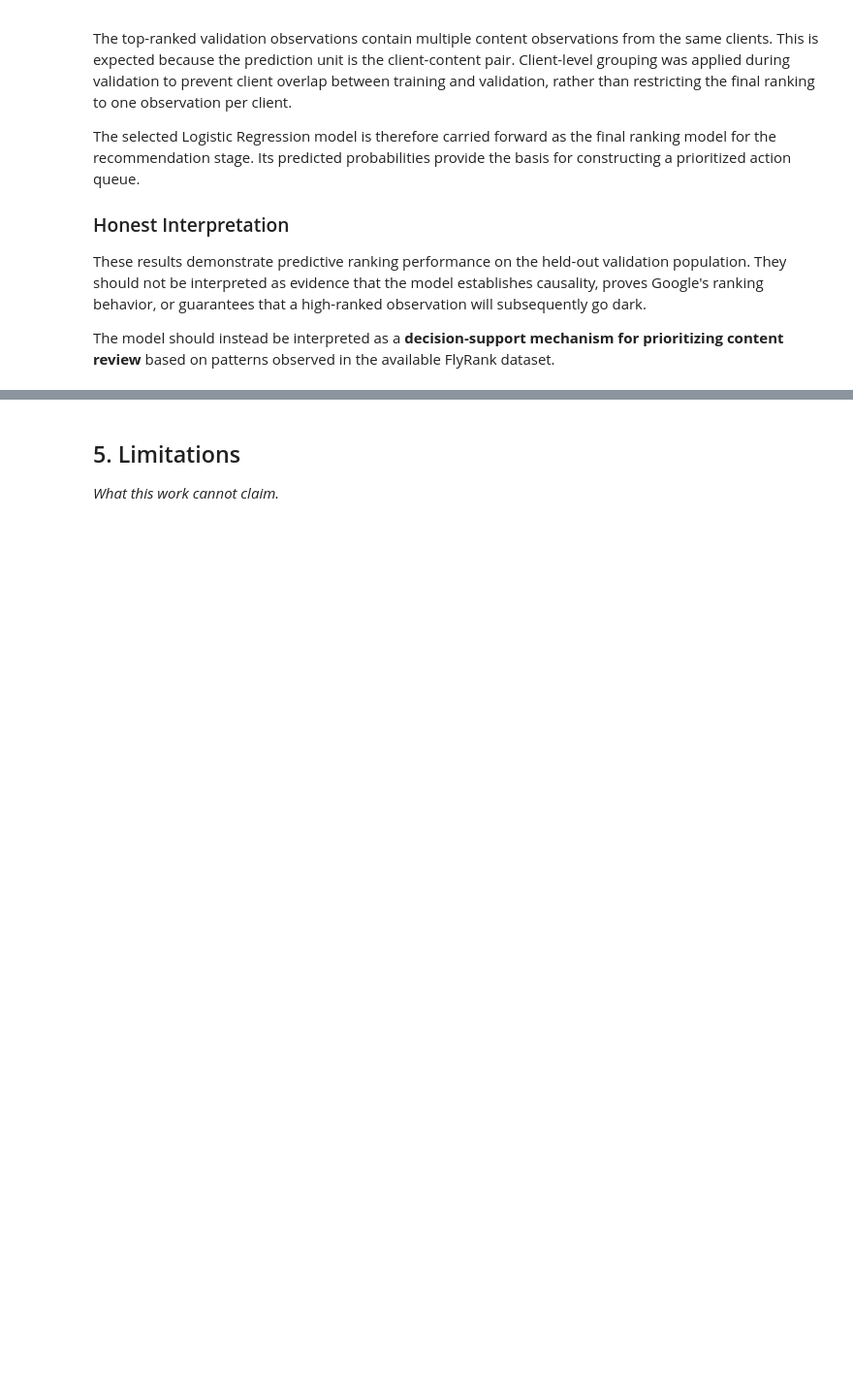
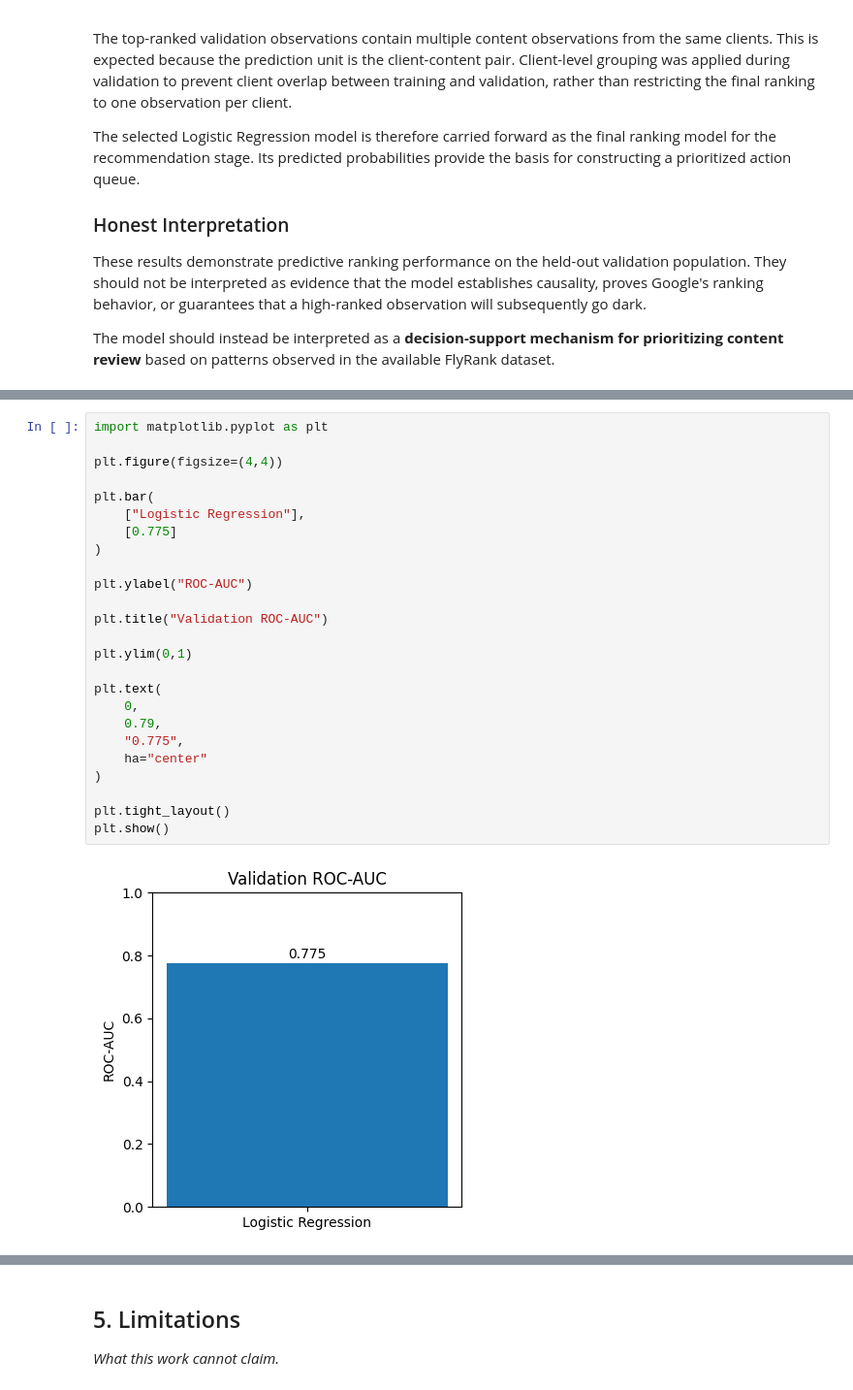
Before and after one commit to Rowan-ali/flyrank-ml-internship, a Jupyter notebook: work/notebooks/capstone.ipynb, the cells around one changed output, grey strips where cells are left out. Shown at 97% size. Cells and saved outputs as stored; diff of their text form; blank space fills up the shorter version.

```diff
--- a/work/notebooks/capstone.ipynb
+++ b/work/notebooks/capstone.ipynb
@@ -1769,0 +1789,27 @@ The model should instead be interpreted as a **decision-support mechanism for pr
+# %%
+import matplotlib.pyplot as plt
+
+plt.figure(figsize=(4,4))
+
+plt.bar(
+    ["Logistic Regression"],
+    [0.775]
+)
+
+plt.ylabel("ROC-AUC")
+
+plt.title("Validation ROC-AUC")
+
+plt.ylim(0,1)
+
+plt.text(
+    0,
+    0.79,
+    "0.775",
+    ha="center"
+)
+
+plt.tight_layout()
+plt.show()
+# %% [output]
+[figure, added]
```
Also changed, not shown: parts of 4 cells of this notebook.
